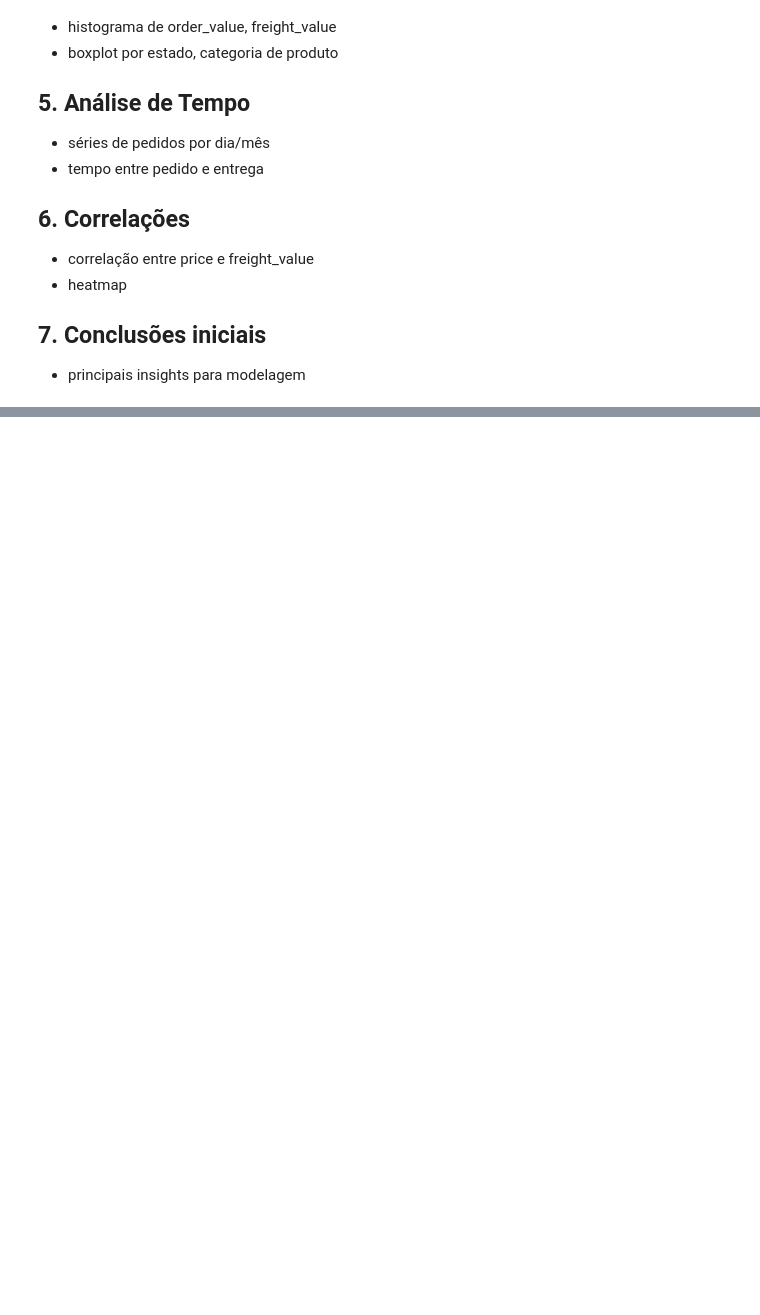
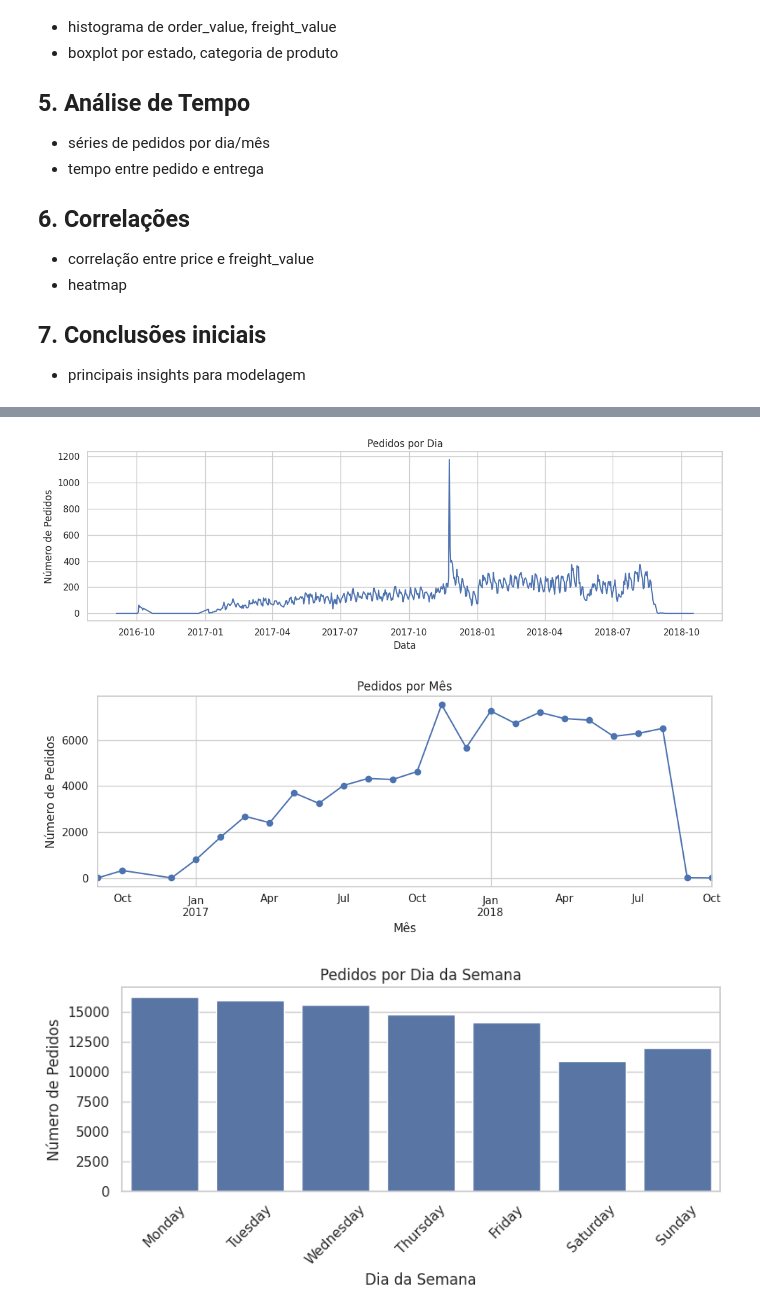
Before and after one commit to NetoSousa10/lapes-olist-pipeline, a Jupyter notebook: notebooks/01_eda_olist.ipynb, the cells around one changed output, grey strips where cells are left out. Saved outputs shown, nothing was run; the diff lists cells and outputs as text; code cells hidden in the pictures; blank space fills up the shorter version.

```diff
--- a/notebooks/01_eda_olist.ipynb
+++ b/notebooks/01_eda_olist.ipynb
@@ -60,0 +65,19 @@ df.head()
+# %%
+df_orders      = pd.read_sql("SELECT * FROM bronze.orders", engine)
+df_customers   = pd.read_sql("SELECT * FROM bronze.customers", engine)
+df_items       = pd.read_sql("SELECT * FROM bronze.order_items", engine)
+df_payments    = pd.read_sql("SELECT * FROM bronze.order_payments", engine)
+df_reviews     = pd.read_sql("SELECT * FROM bronze.order_reviews", engine)
+df_products    = pd.read_sql("SELECT * FROM bronze.products", engine)
+df_sellers     = pd.read_sql("SELECT * FROM bronze.sellers", engine)
+df_geoloc      = pd.read_sql("SELECT * FROM bronze.geolocation", engine)
+
+# Mostra quantas linhas cada tabela trouxe
+print("orders     :", df_orders.shape)
+print("customers  :", df_customers.shape)
+print("order_items:", df_items.shape)
+print("payments   :", df_payments.shape)
+print("reviews    :", df_reviews.shape)
+print("products   :", df_products.shape)
+print("sellers    :", df_sellers.shape)
+print("geolocation:", df_geoloc.shape)
@@ -60,0 +233,61 @@ df.head()
+# %%
+import pandas as pd
+import matplotlib.pyplot as plt
+import seaborn as sns
+
+sns.set_theme(style="whitegrid")
+
+# Converter timestamps para date/time se ainda não estiver
+df_orders['order_purchase_date'] = pd.to_datetime(df_orders['order_purchase_timestamp']).dt.date
+df_orders['order_purchase_month'] = pd.to_datetime(df_orders['order_purchase_timestamp']).dt.to_period('M')
+df_orders['order_purchase_weekday'] = pd.to_datetime(df_orders['order_purchase_timestamp']).dt.day_name()
+
+# 1) Volume de pedidos por dia
+daily_counts = df_orders.groupby('order_purchase_date').size()
+plt.figure(figsize=(12,4))
+daily_counts.plot()
+plt.title("Pedidos por Dia")
+plt.xlabel("Data")
+plt.ylabel("Número de Pedidos")
+plt.tight_layout()
+plt.show()
+
+# 2) Volume de pedidos por mês
+monthly_counts = df_orders.groupby('order_purchase_month').size()
+plt.figure(figsize=(10,4))
+monthly_counts.plot(marker='o')
+plt.title("Pedidos por Mês")
+plt.xlabel("Mês")
+plt.ylabel("Número de Pedidos")
+plt.tight_layout()
+plt.show()
+
+# 3) Pedidos por dia da semana
+plt.figure(figsize=(8,4))
+order_weekday = df_orders['order_purchase_weekday'].value_counts().reindex(
+    ["Monday","Tuesday","Wednesday","Thursday","Friday","Saturday","Sunday"]
+)
+sns.barplot(x=order_weekday.index, y=order_weekday.values)
+plt.title("Pedidos por Dia da Semana")
+plt.xlabel("Dia da Semana")
+plt.ylabel("Número de Pedidos")
+plt.xticks(rotation=45)
+plt.tight_layout()
+plt.show()
+
+# 4) Evolução média do lead time (dias) ao longo dos meses
+lead_by_month = df_orders.assign(
+    lead_time_days = df_orders['lead_time_days']
+).groupby('order_purchase_month')['lead_time_days'].mean()
+
+plt.figure(figsize=(10,4))
+lead_by_month.plot(marker='o')
+plt.title("Lead Time Médio por Mês")
+plt.xlabel("Mês")
+plt.ylabel("Lead Time Médio (dias)")
+plt.tight_layout()
+plt.show()
+# %% [output]
+[figure, added]
+[figure, added]
+[figure, added]
```
Also changed, not shown: parts of 12 cells of this notebook, 3 other files.
